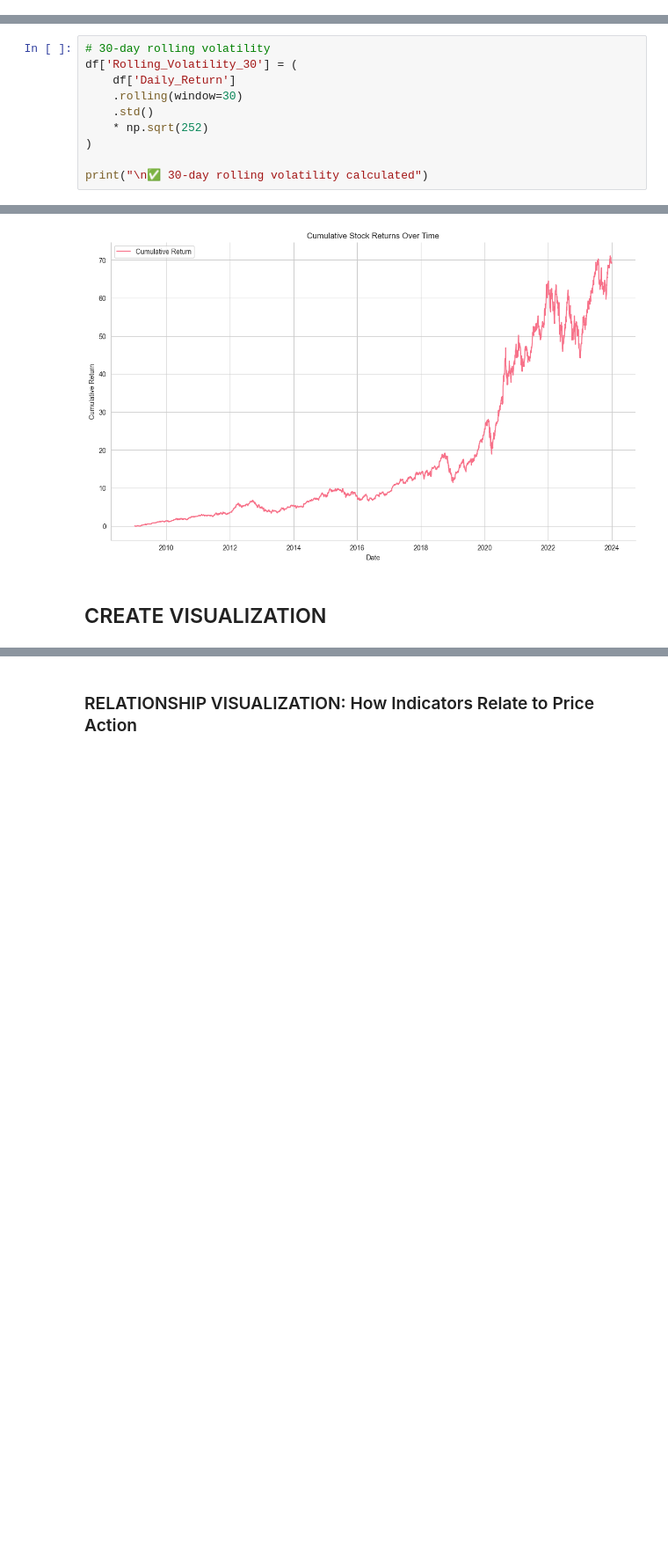
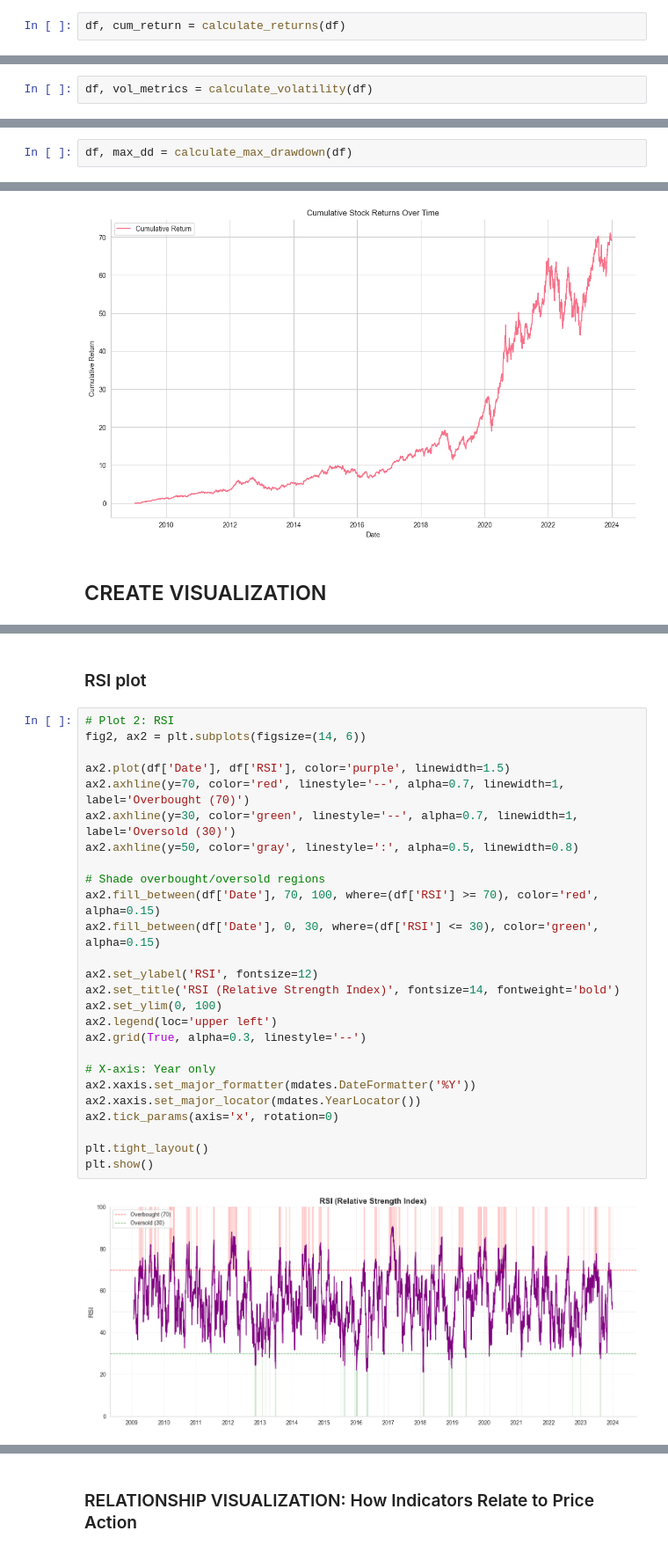
Before and after one commit to semegn19/news-sentiment-analysis, a Jupyter notebook: notebooks/apple_eda.ipynb, the cells around one changed output, grey strips where cells are left out. Shown at 88% size. Saved outputs shown, nothing was run; the diff lists cells and outputs as text; blank space fills up the shorter version.

```diff
--- a/notebooks/apple_eda.ipynb
+++ b/notebooks/apple_eda.ipynb
@@ -446,0 +109,2 @@ print(f"\n📊 Total Cumulative Return: {current_cum_return*100:.2f}%")
+# %%
+df, cum_return = calculate_returns(df)
@@ -463,0 +117,2 @@ print(f"   Annualized Volatility (%): {annualized_volatility*100:.2f}%")
+# %%
+df, vol_metrics = calculate_volatility(df)
@@ -514,10 +134,0 @@ print(f"   Max Drawdown: {max_drawdown*100:.2f}%")
-# %%
-# 30-day rolling volatility
-df['Rolling_Volatility_30'] = (
-    df['Daily_Return']
-    .rolling(window=30)
-    .std()
-    * np.sqrt(252)
-)
-
-print("\n✅ 30-day rolling volatility calculated")
@@ -556,0 +135,2 @@ Annualized Volatility   28.59%
+# %%
+df, max_dd = calculate_max_drawdown(df)
@@ -686,0 +202,30 @@ plt.show()
+# %% [markdown]
+### RSI plot
+# %%
+# Plot 2: RSI
+fig2, ax2 = plt.subplots(figsize=(14, 6))
+
+ax2.plot(df['Date'], df['RSI'], color='purple', linewidth=1.5)
+ax2.axhline(y=70, color='red', linestyle='--', alpha=0.7, linewidth=1, label='Overbought (70)')
+ax2.axhline(y=30, color='green', linestyle='--', alpha=0.7, linewidth=1, label='Oversold (30)')
+ax2.axhline(y=50, color='gray', linestyle=':', alpha=0.5, linewidth=0.8)
+
+# Shade overbought/oversold regions
+ax2.fill_between(df['Date'], 70, 100, where=(df['RSI'] >= 70), color='red', alpha=0.15)
+ax2.fill_between(df['Date'], 0, 30, where=(df['RSI'] <= 30), color='green', alpha=0.15)
+
+ax2.set_ylabel('RSI', fontsize=12)
+ax2.set_title('RSI (Relative Strength Index)', fontsize=14, fontweight='bold')
+ax2.set_ylim(0, 100)
+ax2.legend(loc='upper left')
+ax2.grid(True, alpha=0.3, linestyle='--')
+
+# X-axis: Year only
+ax2.xaxis.set_major_formatter(mdates.DateFormatter('%Y'))
+ax2.xaxis.set_major_locator(mdates.YearLocator())
+ax2.tick_params(axis='x', rotation=0)
+
+plt.tight_layout()
+plt.show()
+# %% [output]
+[figure, added]
```
Also changed, not shown: parts of 49 cells of this notebook, 1 other file.
